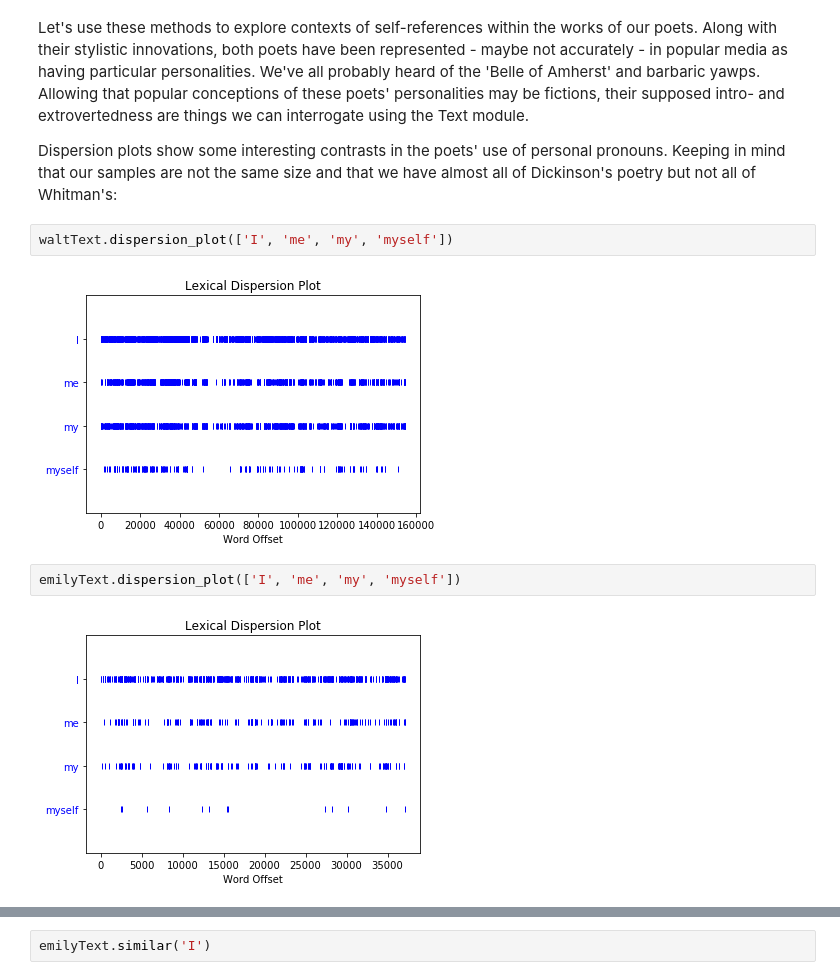
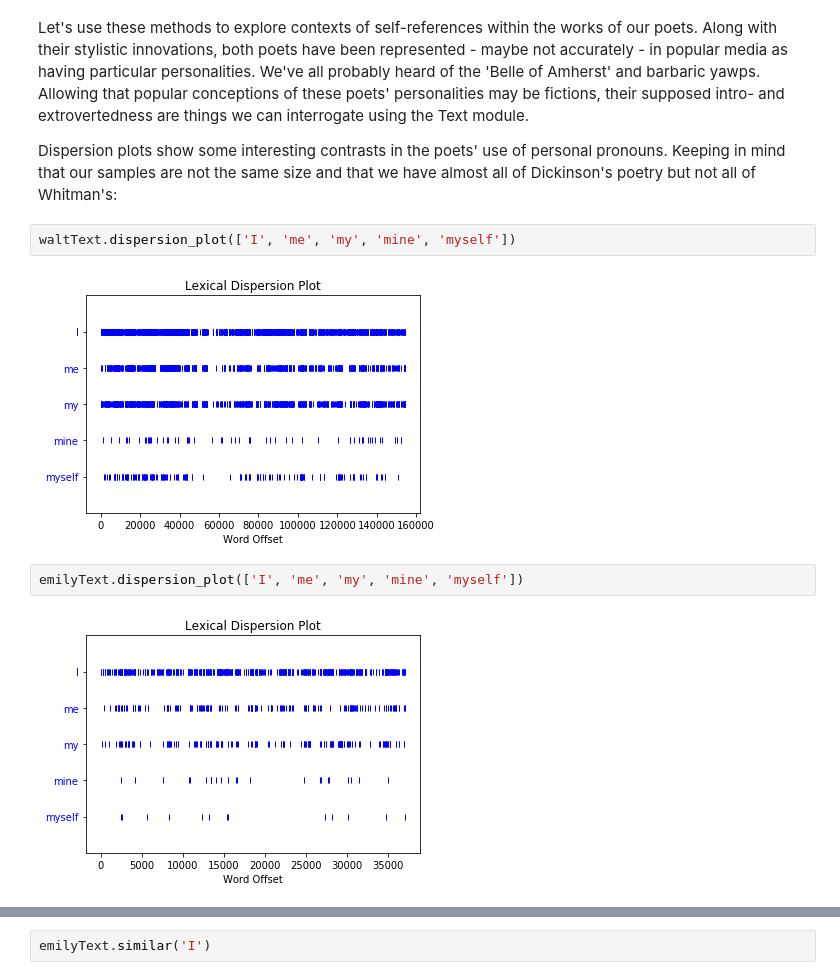
Before and after one commit to unmrds/cc-nlp, a Jupyter notebook: 02_Python_NLP_Tutorial.ipynb, the cells around one changed output, grey strips where cells are left out. Saved outputs shown, nothing was run; the diff lists cells and outputs as text.

```diff
--- a/02_Python_NLP_Tutorial.ipynb
+++ b/02_Python_NLP_Tutorial.ipynb
@@ -609,10 +609,10 @@ Let's use these methods to explore contexts of self-references within the works
 
 Dispersion plots show some interesting contrasts in the poets' use of personal pronouns. Keeping in mind that our samples are not the same size and that we have almost all of Dickinson's poetry but not all of Whitman's:
 # %%
-waltText.dispersion_plot(['I', 'me', 'my', 'myself'])
+waltText.dispersion_plot(['I', 'me', 'my', 'mine', 'myself'])
 # %% [output]
-[figure, old version]
+[figure, new version]
 # %%
-emilyText.dispersion_plot(['I', 'me', 'my', 'myself'])
+emilyText.dispersion_plot(['I', 'me', 'my', 'mine', 'myself'])
 # %% [output]
-[figure, old version]
+[figure, new version]
```
Also changed, not shown: parts of 101 cells of this notebook, 2 other files.
